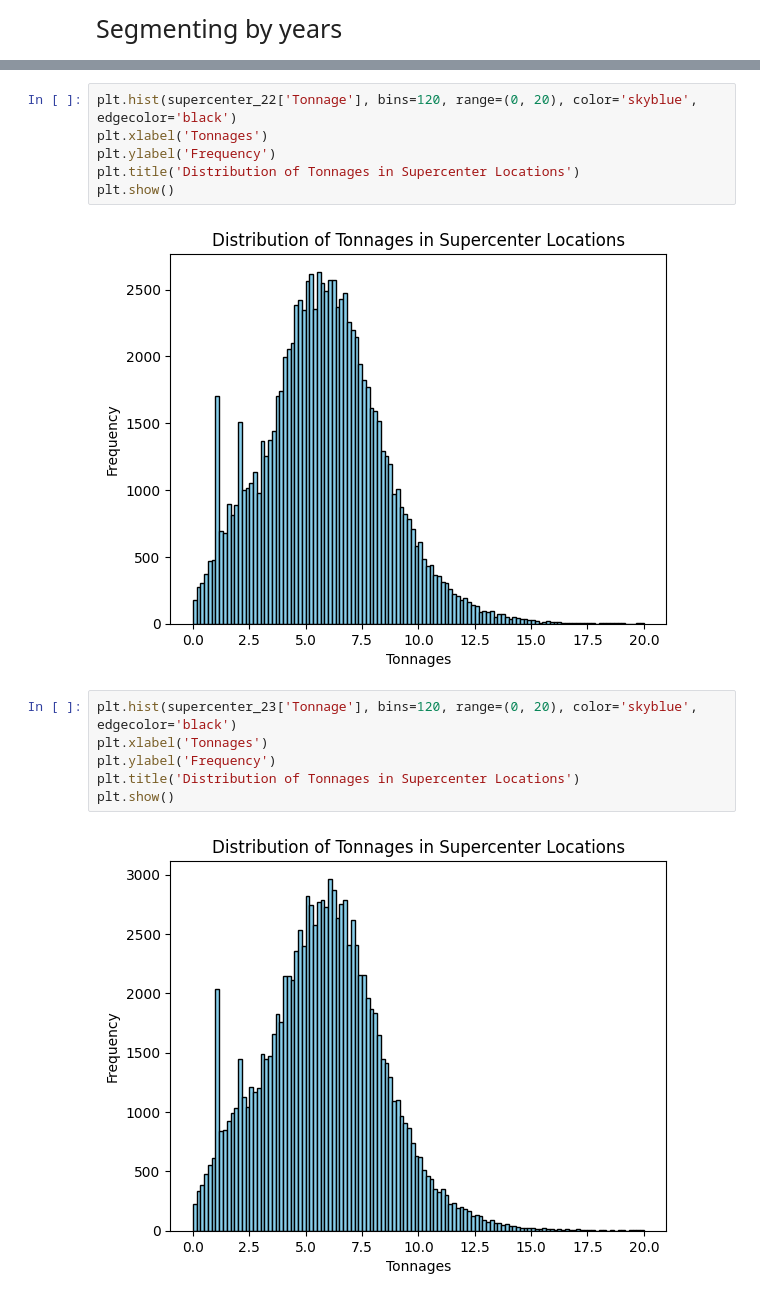
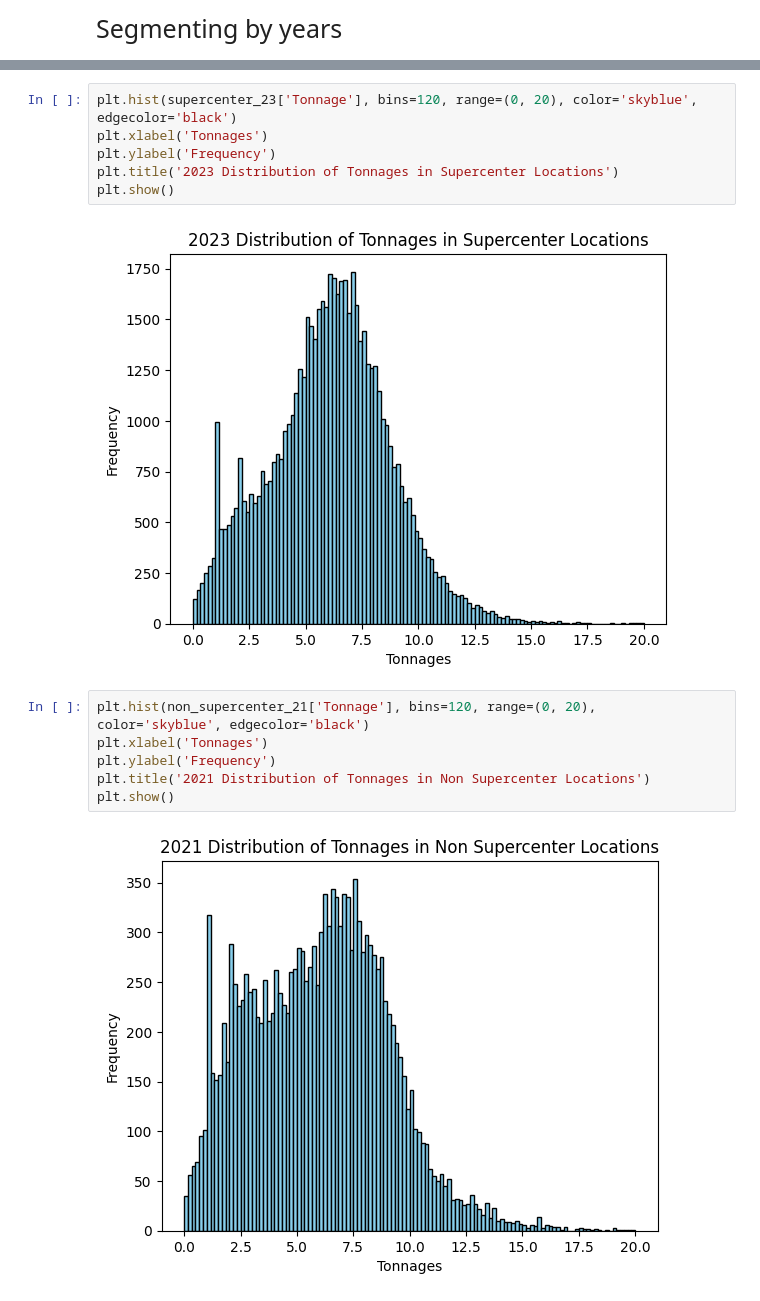
Before and after one commit to jli615/dtxwalmart, a Jupyter notebook: splitting.ipynb, the cells around one changed output, grey strips where cells are left out. Cells and saved outputs as stored; diff of their text form.

```diff
--- a/splitting.ipynb
+++ b/splitting.ipynb
@@ -277,17 +275,17 @@ plt.show()
 # %%
-plt.hist(supercenter_22['Tonnage'], bins=120, range=(0, 20), color='skyblue', edgecolor='black')
+plt.hist(supercenter_23['Tonnage'], bins=120, range=(0, 20), color='skyblue', edgecolor='black')
 plt.xlabel('Tonnages')
 plt.ylabel('Frequency')
-plt.title('Distribution of Tonnages in Supercenter Locations')
+plt.title('2023 Distribution of Tonnages in Supercenter Locations')
 plt.show()
 # %% [output]
-[figure, old version]
+[figure, new version]
 # %%
-plt.hist(supercenter_23['Tonnage'], bins=120, range=(0, 20), color='skyblue', edgecolor='black')
+plt.hist(non_supercenter_21['Tonnage'], bins=120, range=(0, 20), color='skyblue', edgecolor='black')
 plt.xlabel('Tonnages')
 plt.ylabel('Frequency')
-plt.title('Distribution of Tonnages in Supercenter Locations')
+plt.title('2021 Distribution of Tonnages in Non Supercenter Locations')
 plt.show()
 # %% [output]
-[figure, old version]
+[figure, new version]
 # %%
```
Also changed, not shown: parts of 20 cells of this notebook.
